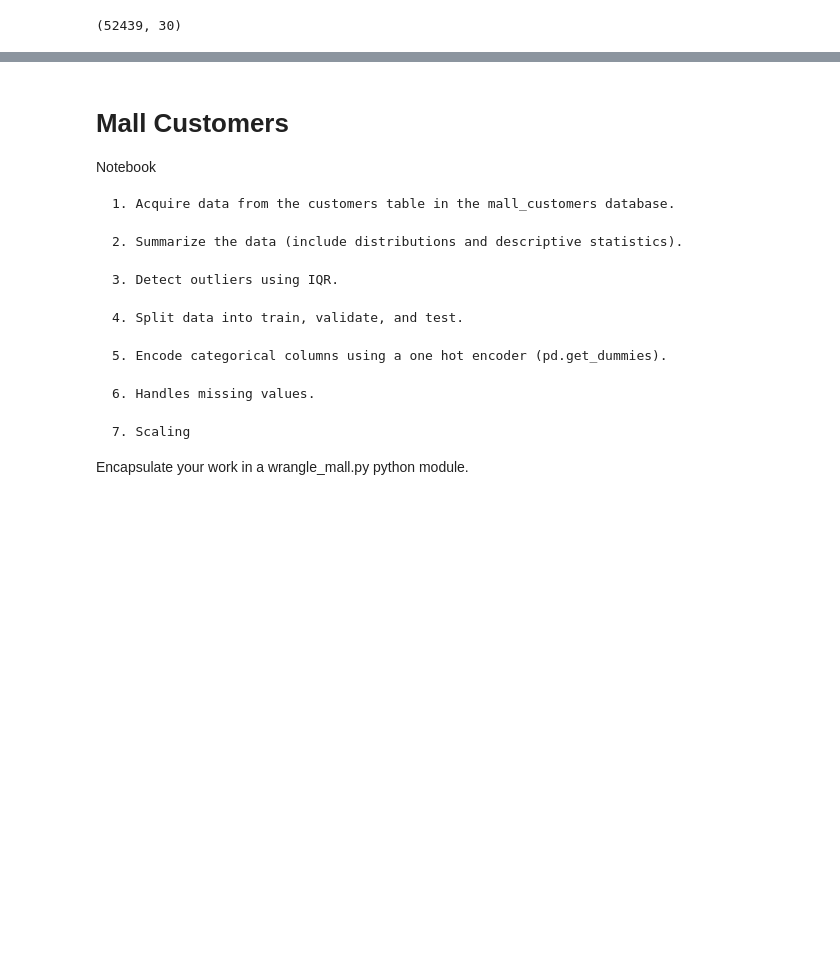
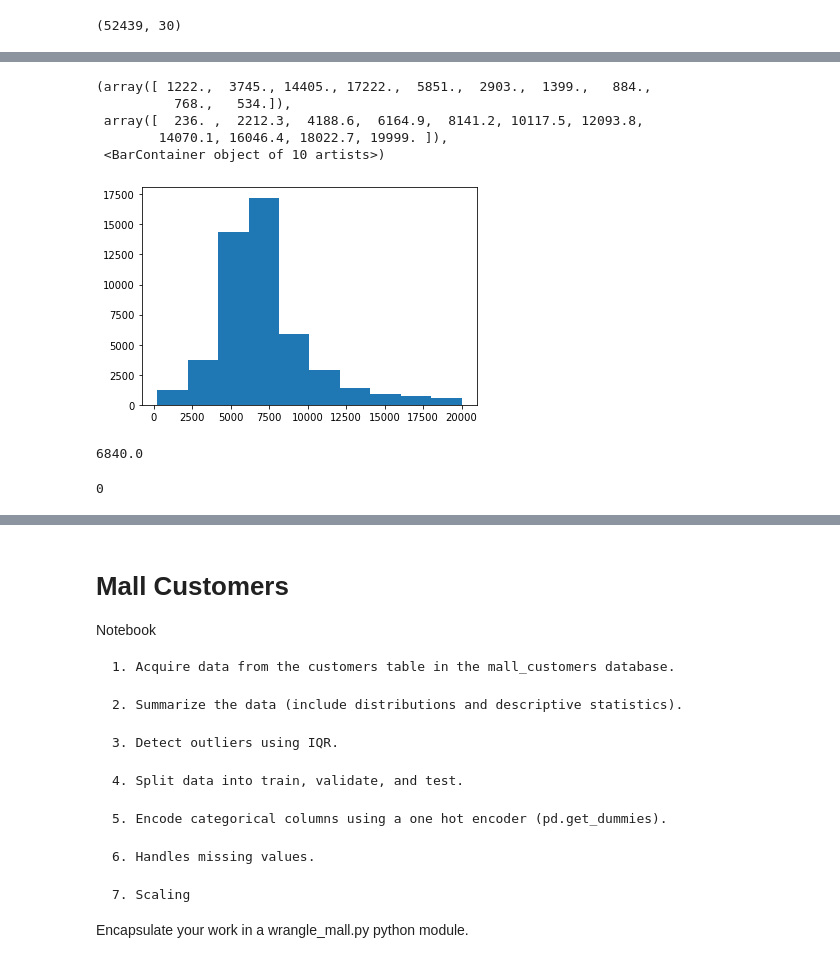
Before and after one commit to Jgardin875/clustering_exercises, a Jupyter notebook: acquire.ipynb, the cells around one changed output, grey strips where cells are left out. Drawn from its saved outputs; the diff is of its cells as text; code cells hidden in the pictures; blank space fills up the shorter version.

```diff
--- a/acquire.ipynb
+++ b/acquire.ipynb
@@ -462,0 +593,9 @@ df.to_csv('zillow.csv')
+# %%
+plt.hist(df_h.lotsizesquarefeet)
+# %% [output]
+(array([ 1222.,  3745., 14405., 17222.,  5851.,  2903.,  1399.,   884.,
+          768.,   534.]),
+ array([  236. ,  2212.3,  4188.6,  6164.9,  8141.2, 10117.5, 12093.8,
+        14070.1, 16046.4, 18022.7, 19999. ]),
+ <BarContainer object of 10 artists>)
+[figure, added]
@@ -462,0 +604,4 @@ df.to_csv('zillow.csv')
+# %%
+df.lotsizesquarefeet.median()
+# %% [output]
+6840.0
@@ -462,0 +610,4 @@ df.to_csv('zillow.csv')
+# %%
+df.lotsizesquarefeet.isna().sum()
+# %% [output]
+0
```
Also changed, not shown: parts of 117 cells of this notebook, 1 other file.
